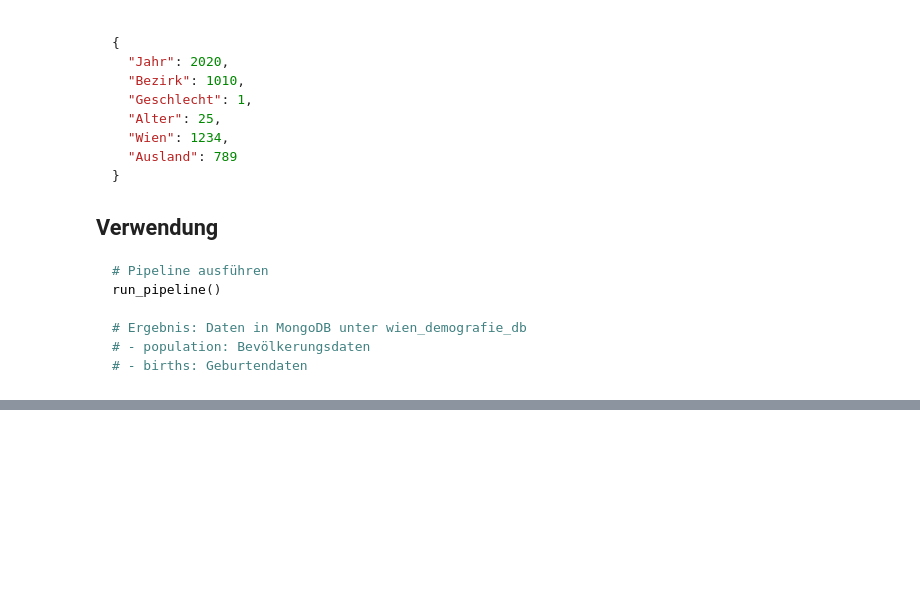
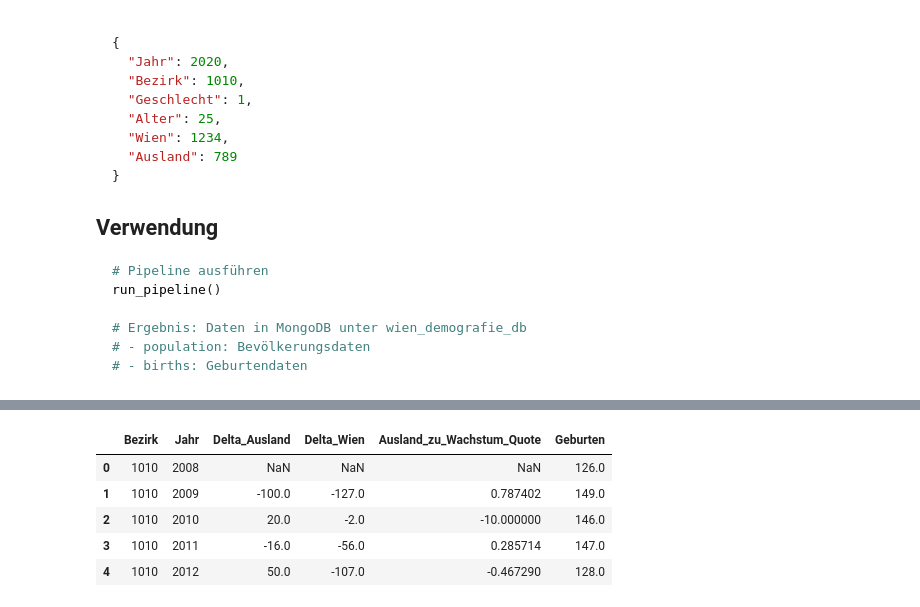
Before and after one commit to JOJOMAA/BigDataProject, a Jupyter notebook: Main.ipynb, the cells around one changed output, grey strips where cells are left out. Saved outputs shown, nothing was run; the diff lists cells and outputs as text; code cells hidden in the pictures; blank space fills up the shorter version.

```diff
--- a/Main.ipynb
+++ b/Main.ipynb
@@ -687,0 +509,33 @@ MongoDB connection closed
+# %%
+pipeline_pop_totals = [
+    {"$match": {P_DIST: {"$gt": 0}}},
+    {"$group": {
+        "_id": {"Bezirk": f"${P_DIST}", "Jahr": f"${P_YEAR}"},
+        "Wien_total": {"$sum": f"${P_TOTAL}"},
+        "Ausland_total": {"$sum": f"${P_FOREIGN}"}
+    }},
+    {"$project": {"_id": 0, "Bezirk": "$_id.Bezirk", "Jahr": "$_id.Jahr", "Wien_total": 1, "Ausland_total": 1}},
+    {"$sort": {"Bezirk": 1, "Jahr": 1}}
+]
+
+df_pop_totals = pd.DataFrame(list(col_pop.aggregate(pipeline_pop_totals)))
+
+df_pop_totals["Delta_Wien"] = df_pop_totals.groupby("Bezirk")["Wien_total"].diff()
+df_pop_totals["Delta_Ausland"] = df_pop_totals.groupby("Bezirk")["Ausland_total"].diff()
+
+df_births = df_q1.copy()
+df_q3 = df_pop_totals.merge(df_births, on=["Bezirk","Jahr"], how="left")
+
+df_q3["Ausland_zu_Wachstum_Quote"] = df_q3.apply(
+    lambda r: (r["Delta_Ausland"]/r["Delta_Wien"]) if pd.notna(r["Delta_Wien"]) and r["Delta_Wien"] != 0 else None,
+    axis=1
+)
+
+df_q3[["Bezirk","Jahr","Delta_Ausland","Delta_Wien","Ausland_zu_Wachstum_Quote","Geburten"]].head()
+# %% [output]
+|  | Bezirk | Jahr | Delta_Ausland | Delta_Wien | Ausland_zu_Wachstum_Quote | Geburten |
+| 0 | 1010 | 2008 | NaN | NaN | NaN | 126.0 |
+| 1 | 1010 | 2009 | -100.0 | -127.0 | 0.787402 | 149.0 |
+| 2 | 1010 | 2010 | 20.0 | -2.0 | -10.000000 | 146.0 |
+| 3 | 1010 | 2011 | -16.0 | -56.0 | 0.285714 | 147.0 |
+| 4 | 1010 | 2012 | 50.0 | -107.0 | -0.467290 | 128.0 |
```
Also changed, not shown: parts of 9 cells of this notebook, 2 other files.
